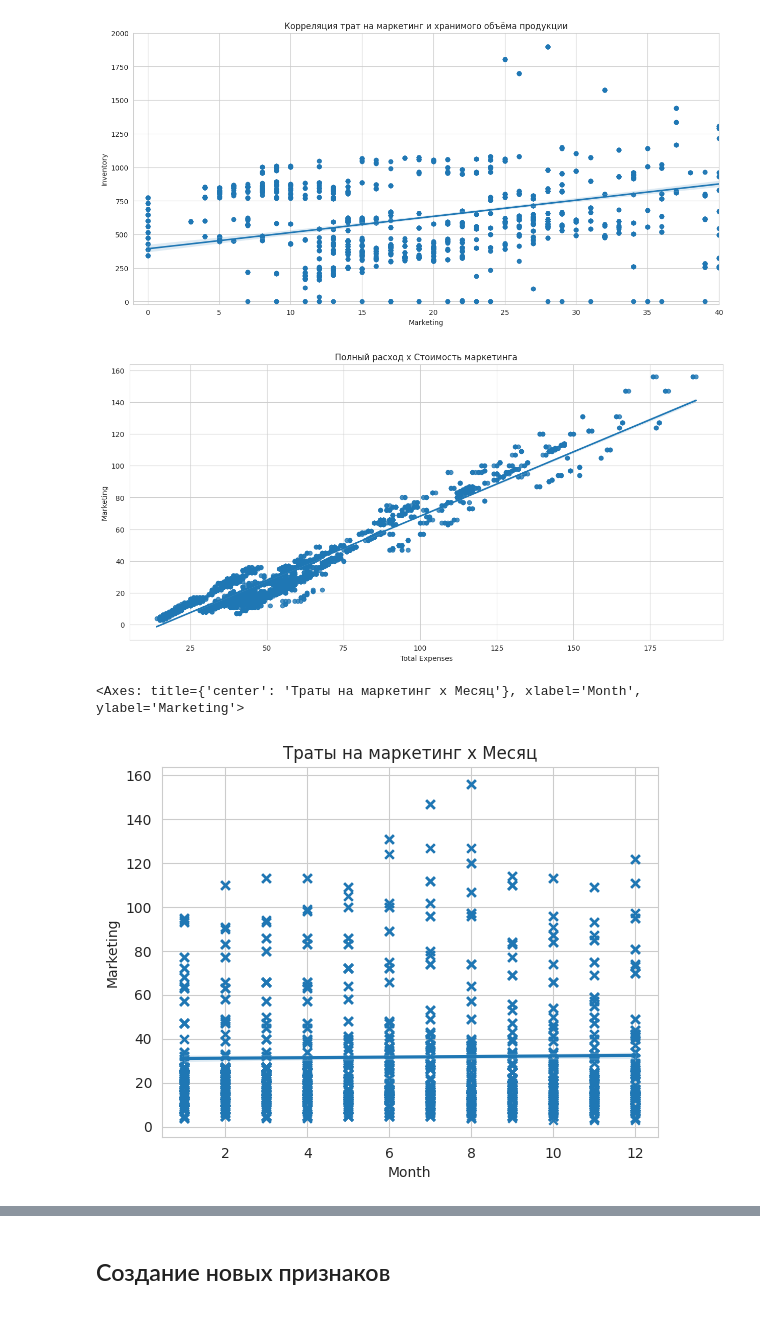
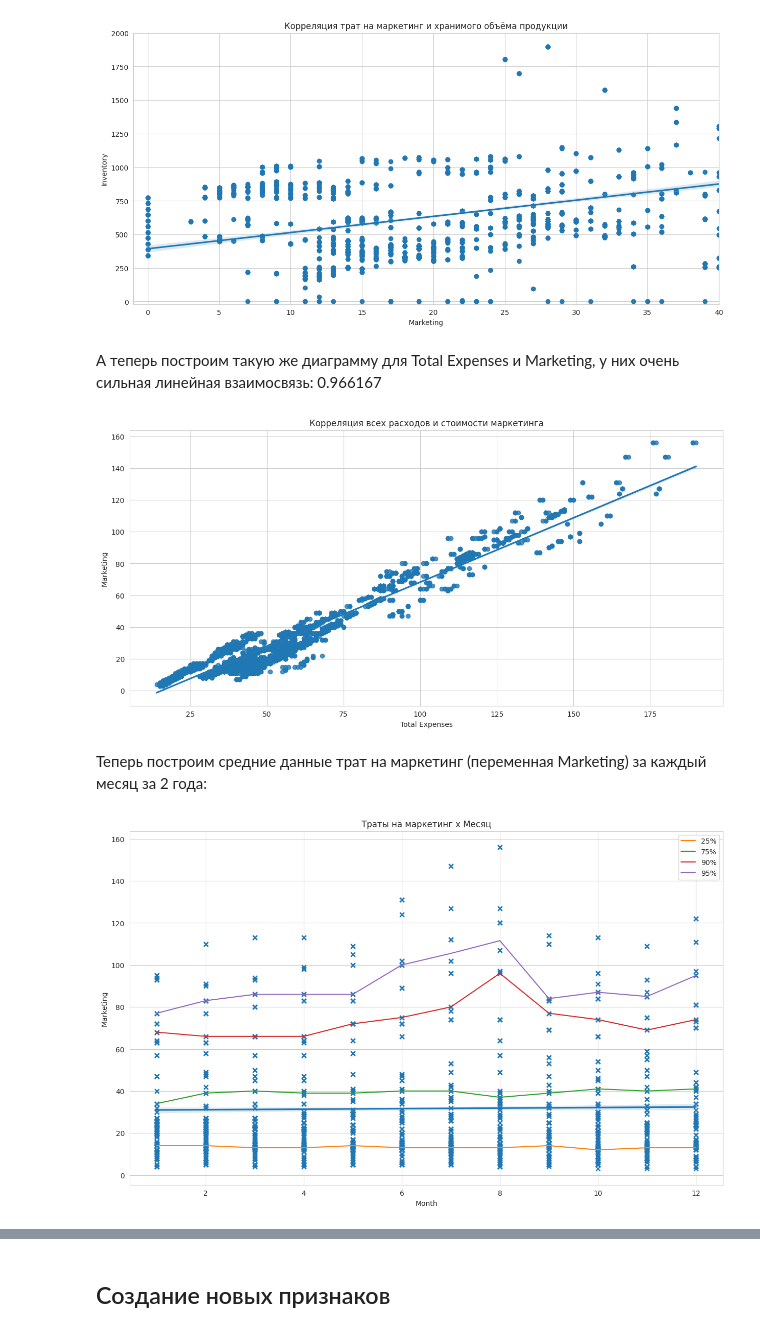
Before and after one commit to nata227/coffee-project, a Jupyter notebook: project_coffee.ipynb, the cells around one changed output, grey strips where cells are left out. Drawn from its saved outputs; the diff is of its cells as text; code cells hidden in the pictures.

```diff
--- a/project_coffee.ipynb
+++ b/project_coffee.ipynb
@@ -323,9 +355,11 @@ graphobj.set(xlim=(-1, 40), ylim=(-20, 2000))
 plt.show()
 # %% [output]
 [figure]
+# %% [markdown]
+А теперь построим такую же диаграмму для Total Expenses и Marketing, у них очень сильная линейная взаимосвязь:  0.966167
 # %%
 plt.figure(figsize=(15,7))
-plt.title('Полный расход x Стоимость маркетинга')
+plt.title('Корреляция всех расходов и стоимости маркетинга')
 
 plt.xlabel('Расход (U$)')
 plt.ylabel('Маркетинг (U$)')
@@ -336,17 +370,25 @@ sns.regplot(
 
 plt.show()
 # %% [output]
-[figure, old version]
+[figure, new version]
+# %% [markdown]
+Теперь построим средние данные трат на маркетинг (переменная Marketing) за каждый месяц за 2 года:
 # %%
+plt.figure(figsize=(15, 9))
+
 plt.title('Траты на маркетинг x Месяц')
 
 plt.xlabel('Месяц')
 plt.ylabel('Траты на Маркетинг (U$)')
 
 sns.regplot(
     y=sales_data['Marketing'].astype('float64').apply(lambda x : x if x > 0 else None),
     x=sales_data['Month'].astype('float64').apply(lambda x : x if x > 0 else None),
     marker='x')
+
+sales_data.groupby('Month').quantile(q=0.25, numeric_only=True)['Marketing'].plot(label='25%', legend=True);
+sales_data.groupby('Month').quantile(q=0.75, numeric_only=True)['Marketing'].plot(label='75%', legend=True);
+sales_data.groupby('Month').quantile(q=0.9, numeric_only=True)['Marketing'].plot(label='90%', legend=True);
+sales_data.groupby('Month').quantile(q=0.95, numeric_only=True)['Marketing'].plot(label='95%', legend=True);
 # %% [output]
-<Axes: title={'center': 'Траты на маркетинг x Месяц'}, xlabel='Month', ylabel='Marketing'>
-[figure, old version]
+[figure, new version]
```
Also changed, not shown: parts of 105 cells of this notebook.
